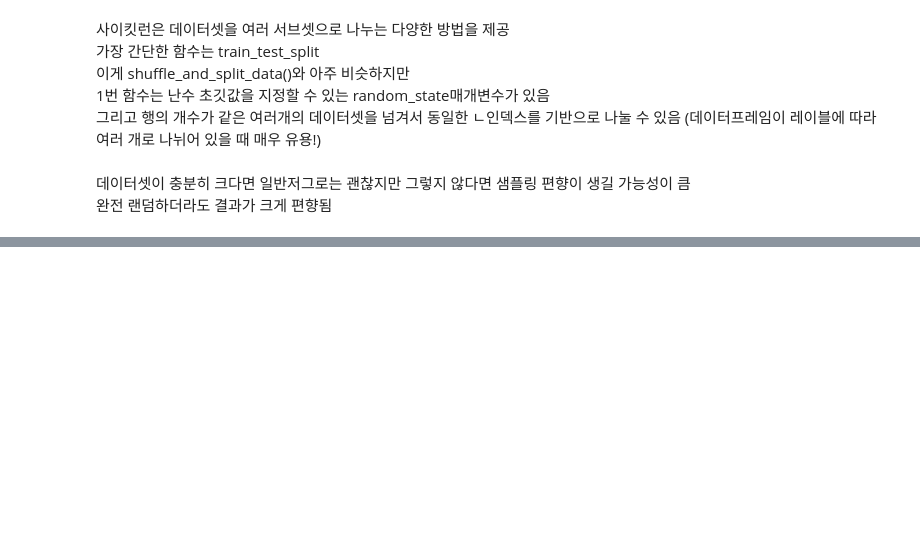
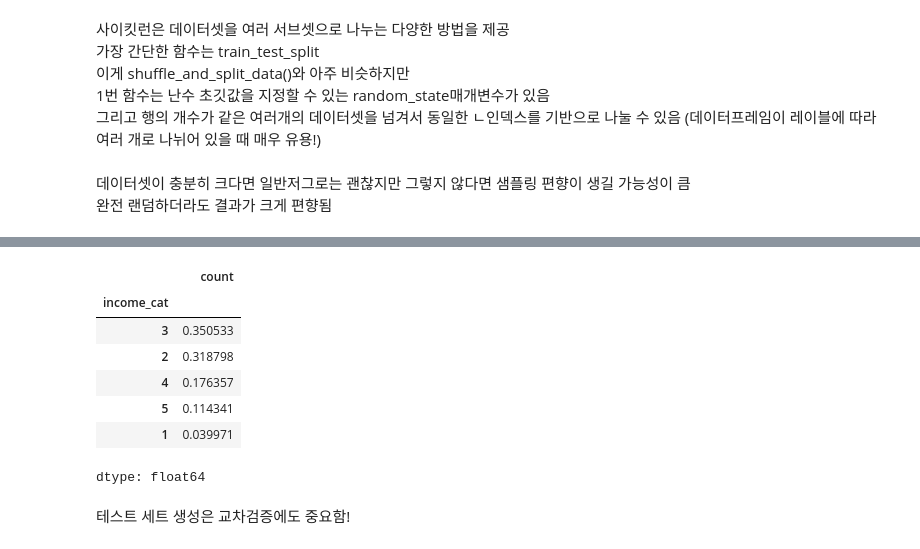
Before and after one commit to ghkdtjdbs/Hands-on-Machine-Learning-Study, a Jupyter notebook: Chapter2.ipynb, the cells around one changed output, grey strips where cells are left out. Saved outputs shown, nothing was run; the diff lists cells and outputs as text; code cells hidden in the pictures; blank space fills up the shorter version.

```diff
--- a/Chapter2.ipynb
+++ b/Chapter2.ipynb
@@ -201,0 +231,32 @@ train_set, test_set = train_test_split(housing, test_size=0.2, random_state=42)
+# %%
+from sklearn.model_selection import StratifiedShuffleSplit
+
+# 1. 스플리터 설정 (10개의 분할, 테스트 세트 비율 20%)
+splitter = StratifiedShuffleSplit(n_splits=10, test_size=0.2, random_state=42)
+strat_splits = []
+
+# 2. 계층별로 데이터를 나누어 리스트에 저장
+for train_index, test_index in splitter.split(housing, housing["income_cat"]):
+    strat_train_set_n = housing.iloc[train_index]
+    strat_test_set_n = housing.iloc[test_index]
+    strat_splits.append([strat_train_set_n, strat_test_set_n])
+
+# 3. 첫 번째 분할을 선택하여 최종 훈련/테스트 세트로 사용
+strat_train_set, strat_test_set = strat_splits[0]
+
+# housing["income_cat"]을 기준으로 계층적 샘플링 수행
+strat_train_set, strat_test_set = train_test_split(
+    housing, test_size=0.2, stratify=housing["income_cat"], random_state=42)
+# %%
+strat_test_set["income_cat"].value_counts() / len(strat_test_set)
+# %% [output]
+|  | count |
+| income_cat |  |
+| 3 | 0.350533 |
+| 2 | 0.318798 |
+| 4 | 0.176357 |
+| 5 | 0.114341 |
+| 1 | 0.039971 |
+dtype: float64
+# %% [markdown]
+테스트 세트 생성은 교차검증에도 중요함!
```
Also changed, not shown: parts of 5 cells of this notebook.
